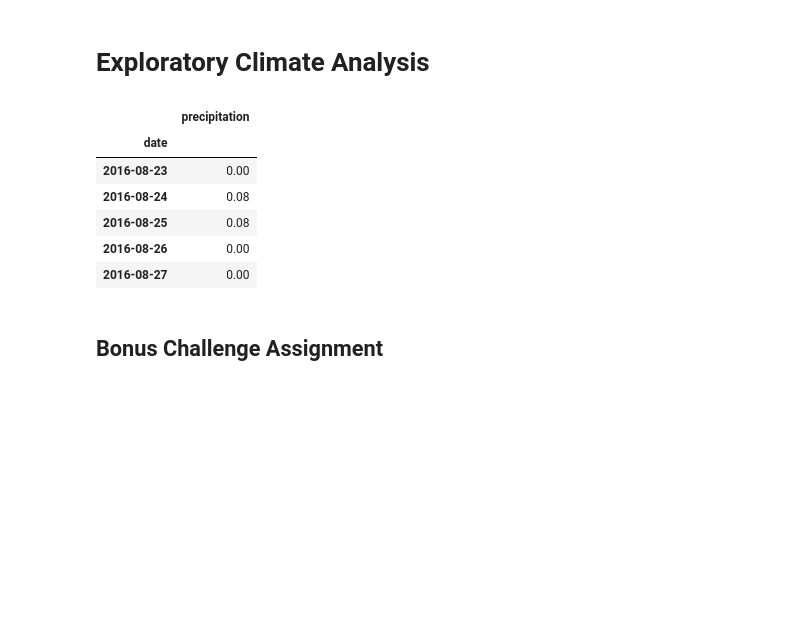
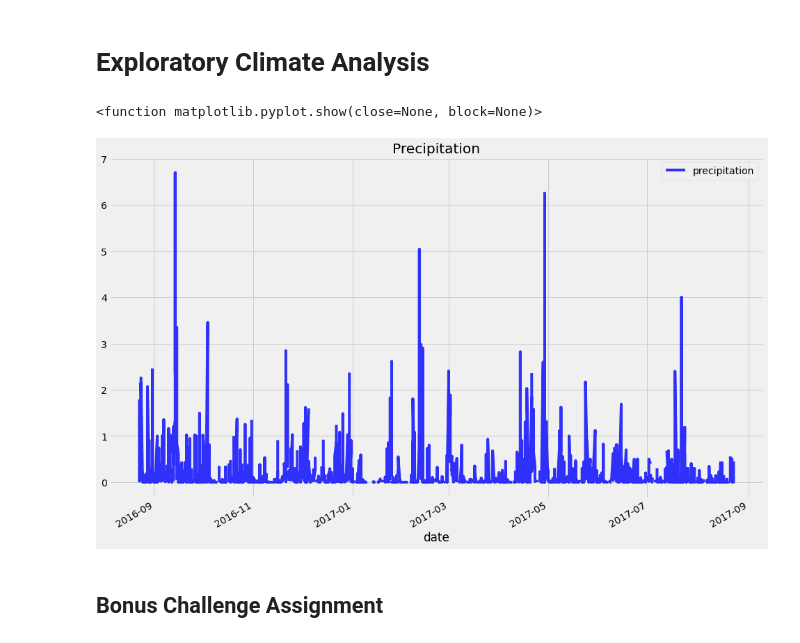
Before and after one commit to jmgeo/SQLAlchemy-Challenge, a Jupyter notebook: climate_starter.ipynb, the cells around one changed output. Saved outputs shown, nothing was run; the diff lists cells and outputs as text; code cells hidden in the pictures; blank space fills up the shorter version.

Commit message:
Have a working plot. Looks alright. Moving on.

```diff
--- a/climate_starter.ipynb
+++ b/climate_starter.ipynb
@@ -42,40 +42,40 @@ session = Session(engine)
 # Design a query to retrieve the last 12 months of precipitation data and plot the results
 
 # Calculate the date 1 year ago from the last data point in the database
 
 date_year_back = session.query(measurement.date).order_by(measurement.date.desc()).first()[0]
 
 #having calculated the last data point, find the date corresponding to a year previous to the date of the last data point
 
 previous_year = dt.datetime.strptime(date_year_back, "%Y-%m-%d") - dt.timedelta(days=366)
 #print(previous_year)
 
 # Perform a query to retrieve the data and precipitation scores
 data_query = session.query(measurement.date, measurement.prcp).filter(measurement.date >= previous_year).all()
 #print(data_query)
 
 # Save the query results as a Pandas DataFrame and set the index to the date column
 prcp_df = pd.DataFrame(data_query, columns=['date', 'precipitation'])
 
 ##Change datatype to a datetime object in Pandas. Use "%Y-%m-%d" we established in previous step
 prcp_df['date'] = pd.to_datetime(prcp_df['date'], format="%Y-%m-%d")
 
 ###Still need to set the indext to the date column
 prcp_df.set_index('date', inplace=True)
 #prcp_df.head()
 
 # Sort the dataframe by date
+prcp_df = prcp_df.sort_values(by='date', ascending=True)
+prcp_df.head()
 
 
 # Use Pandas Plotting with Matplotlib to plot the data
+prcp_df.plot(title="Precipitation", color='b', alpha=0.8, figsize=(15,10))
+plt.legend()
+plt.show
 # %% [output]
-|  | precipitation |
-| date |  |
-| 2016-08-23 | 0.00 |
-| 2016-08-24 | 0.08 |
-| 2016-08-25 | 0.08 |
-| 2016-08-26 | 0.00 |
-| 2016-08-27 | 0.00 |
+<function matplotlib.pyplot.show(close=None, block=None)>
+[figure, added]
 # %%
 # Use Pandas to calcualte the summary statistics for the precipitation data
 # %%
```
